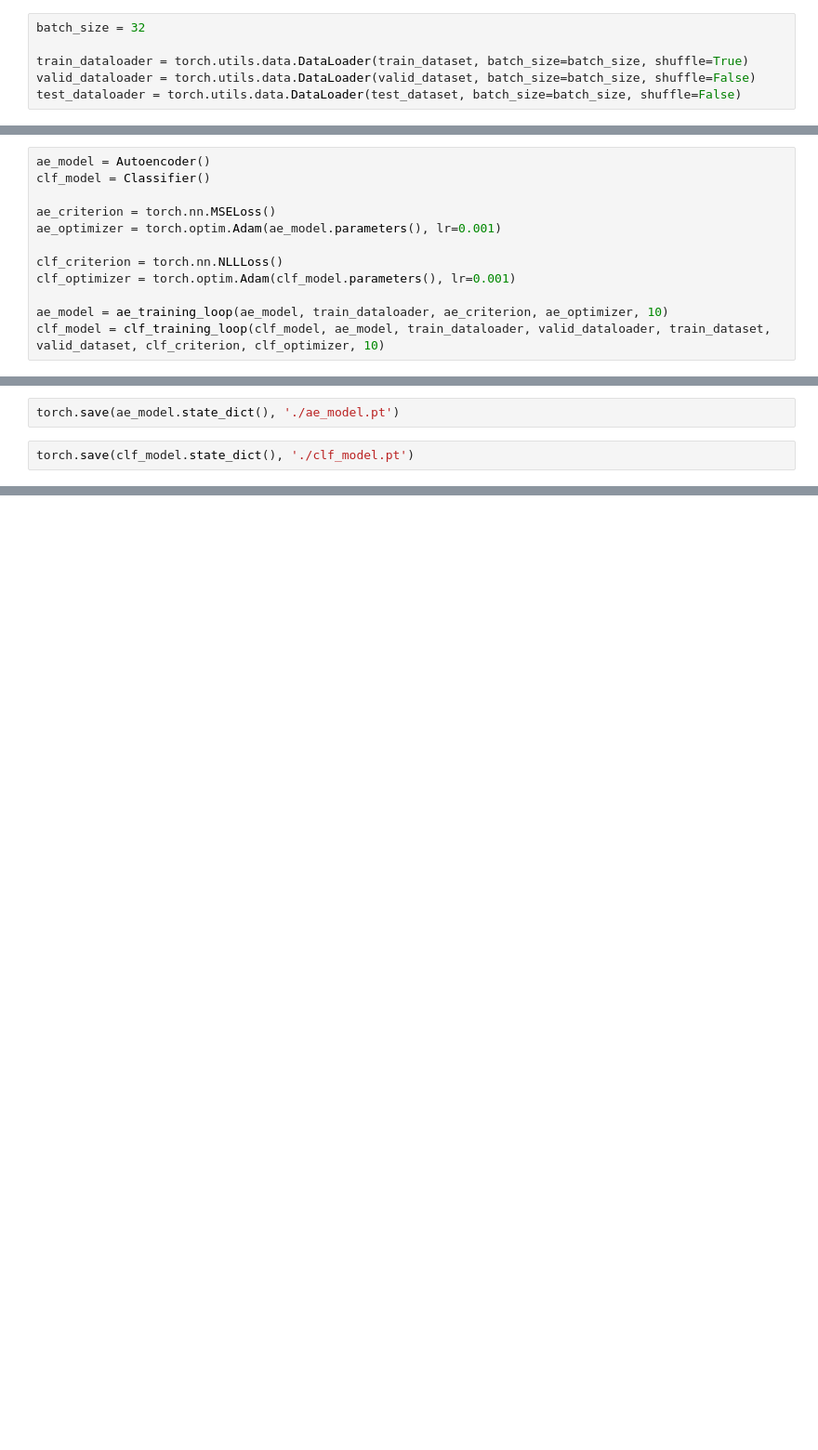
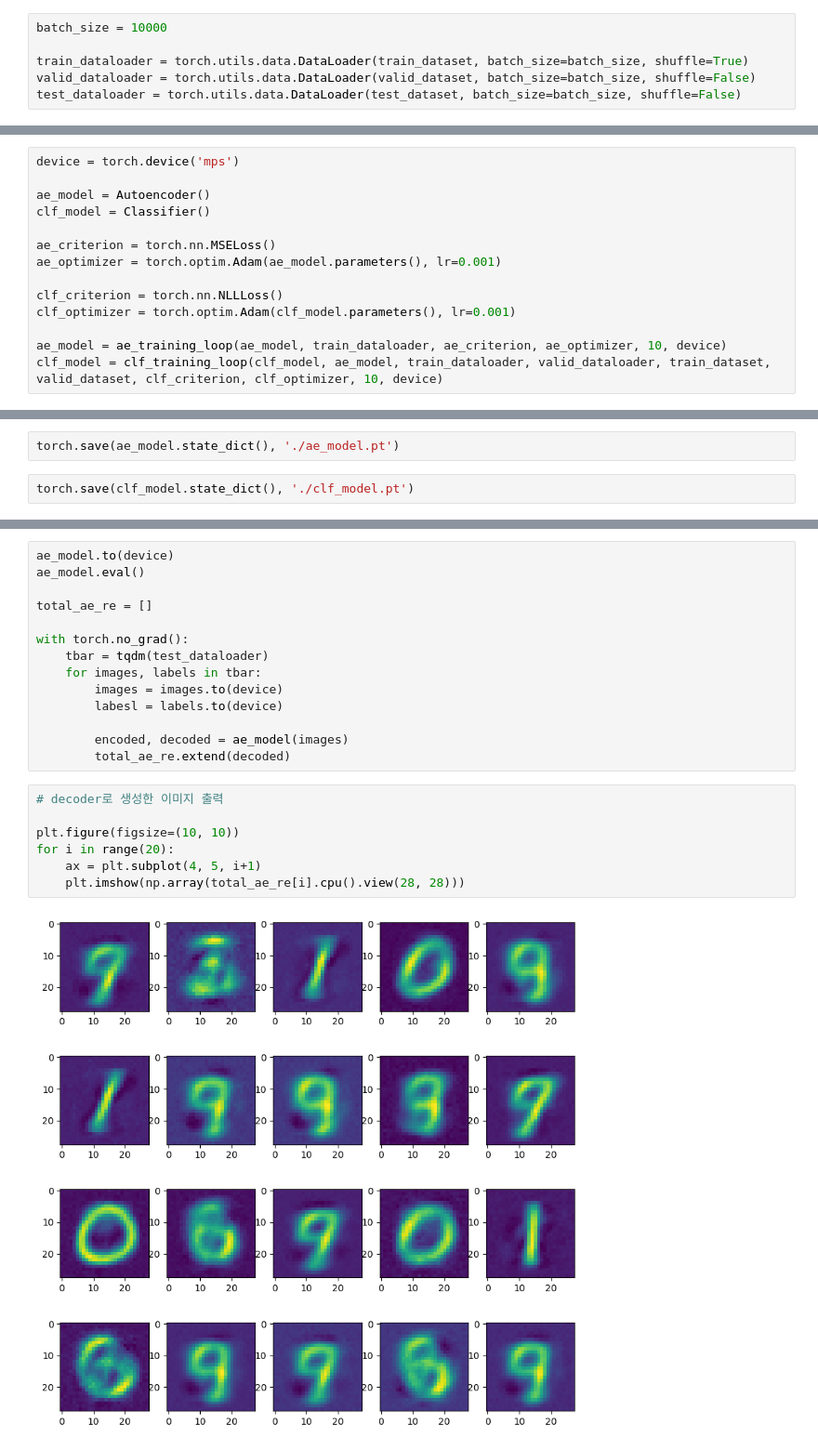
Before and after one commit to greedjar74/upstage_AI_Lab, a Jupyter notebook: practice/pytorch/wandb/semi_supervised_mnist.ipynb, the cells around one changed output, grey strips where cells are left out. Shown: that part at 93% size. Drawn from its saved outputs; the diff is of its cells as text; blank space fills up the shorter version.

```diff
--- a/practice/pytorch/wandb/semi_supervised_mnist.ipynb
+++ b/practice/pytorch/wandb/semi_supervised_mnist.ipynb
@@ -84,7 +84,7 @@ total_num = len(train_dataset)
 train_num, valid_num = int(total_num*0.8), int(total_num*0.2)
 train_dataset, valid_dataset = torch.utils.data.random_split(train_dataset, [train_num, valid_num])
 # %%
-batch_size = 32
+batch_size = 10000
 
 train_dataloader = torch.utils.data.DataLoader(train_dataset, batch_size=batch_size, shuffle=True)
 valid_dataloader = torch.utils.data.DataLoader(valid_dataset, batch_size=batch_size, shuffle=False)
@@ -246,6 +254,8 @@ def clf_training_loop(model, ae_model, train_dataloader, valid_dataloader, train
 
     return model
 # %%
+device = torch.device('mps')
+
 ae_model = Autoencoder()
 clf_model = Classifier()
 
@@ -255,8 +265,8 @@ ae_optimizer = torch.optim.Adam(ae_model.parameters(), lr=0.001)
 clf_criterion = torch.nn.NLLLoss()
 clf_optimizer = torch.optim.Adam(clf_model.parameters(), lr=0.001)
 
-ae_model = ae_training_loop(ae_model, train_dataloader, ae_criterion, ae_optimizer, 10)
-clf_model = clf_training_loop(clf_model, ae_model, train_dataloader, valid_dataloader, train_dataset, valid_dataset, clf_criterion, clf_optimizer, 10)
+ae_model = ae_training_loop(ae_model, train_dataloader, ae_criterion, ae_optimizer, 10, device)
+clf_model = clf_training_loop(clf_model, ae_model, train_dataloader, valid_dataloader, train_dataset, valid_dataset, clf_criterion, clf_optimizer, 10, device)
 # %% [output]
 1
 2
@@ -293,0 +305,23 @@ torch.save(clf_model.state_dict(), './clf_model.pt')
+# %%
+ae_model.to(device)
+ae_model.eval()
+
+total_ae_re = []
+
+with torch.no_grad():
+    tbar = tqdm(test_dataloader)
+    for images, labels in tbar:
+        images = images.to(device)
+        labesl = labels.to(device)
+
+        encoded, decoded = ae_model(images)
+        total_ae_re.extend(decoded)
+# %%
+# decoder로 생성한 이미지 출력
+
+plt.figure(figsize=(10, 10))
+for i in range(20):
+    ax = plt.subplot(4, 5, i+1)
+    plt.imshow(np.array(total_ae_re[i].cpu().view(28, 28)))
+# %% [output]
+[figure, added]
```
Also changed, not shown: parts of 6 cells of this notebook, 3 other files.
